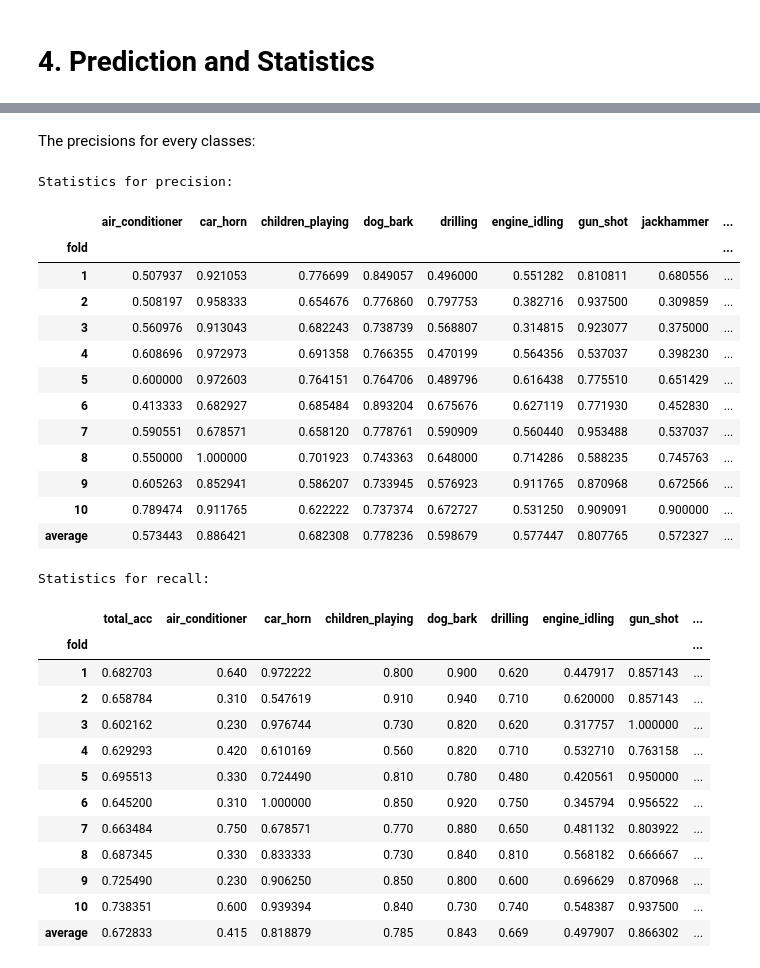
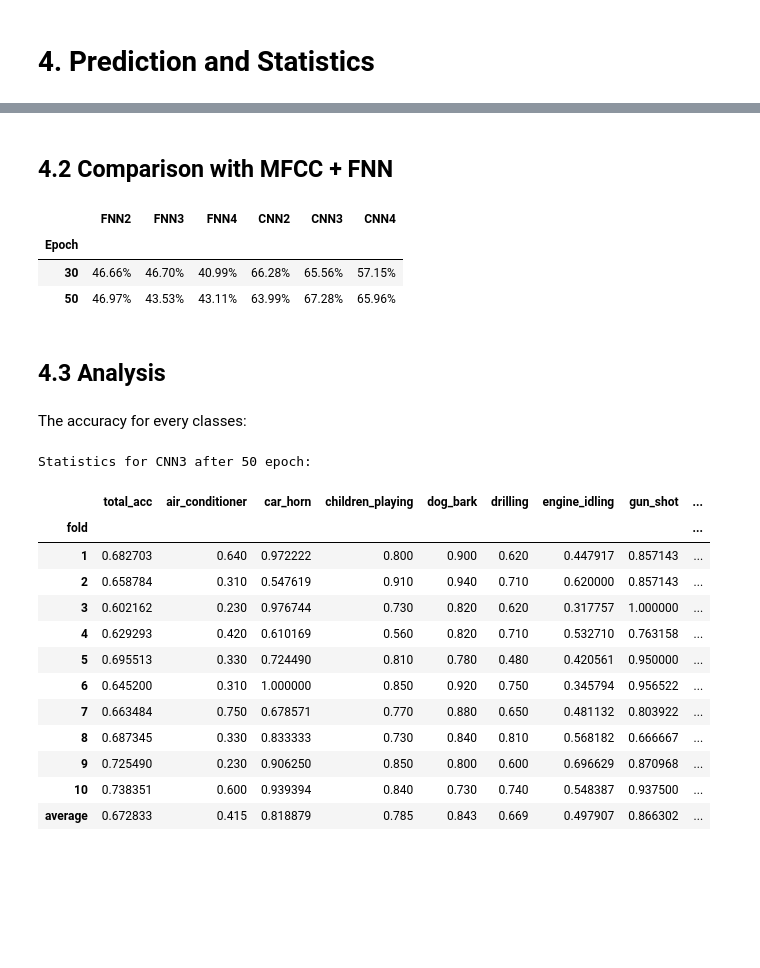
Before and after one commit to EsArtic/Sound_Classification, a Jupyter notebook: notebook/urban_sound_classification.ipynb, the cells around one changed output, grey strips where cells are left out. Drawn from its saved outputs; the diff is of its cells as text; code cells hidden in the pictures; blank space fills up the shorter version.

```diff
--- a/notebook/urban_sound_classification.ipynb
+++ b/notebook/urban_sound_classification.ipynb
@@ -369,40 +406,33 @@ if __name__ == '__main__':
+# %% [markdown]
+## 4.2 Comparison with MFCC + FNN
+# %%
+total = pd.read_csv('../log/compare.csv', sep=',', index_col= ['Epoch'])
+total.head()
+# %% [output]
+|  | FNN2 | FNN3 | FNN4 | CNN2 | CNN3 | CNN4 |
+| Epoch |  |  |  |  |  |  |
+| 30 | 46.66% | 46.70% | 40.99% | 66.28% | 65.56% | 57.15% |
+| 50 | 46.97% | 43.53% | 43.11% | 63.99% | 67.28% | 65.96% |
+# %% [markdown]
+## 4.3 Analysis
 # %% [markdown]
-The precisions for every classes:
+The accuracy for every classes:
 # %%
-import pandas as pd
-
-precision = pd.read_csv('../log/precision.csv', sep=',', index_col= ['fold'])
-print('Statistics for precision:')
-precision.head(11)
 recall = pd.read_csv('../log/recall.csv', sep=',', index_col= ['fold'])
-print('Statistics for recall:')
+print('Statistics for CNN3 after 50 epoch:')
 recall.head(11)
 # %% [output]
-Statistics for precision:
+Statistics for CNN3 after 50 epoch:
-|  | air_conditioner | car_horn | children_playing | dog_bark | drilling | engine_idling | gun_shot | jackhammer | ... |
+|  | total_acc | air_conditioner | car_horn | children_playing | dog_bark | drilling | engine_idling | gun_shot | ... |
 | fold |  |  |  |  |  |  |  |  | ... |
-| 1 | 0.507937 | 0.921053 | 0.776699 | 0.849057 | 0.496000 | 0.551282 | 0.810811 | 0.680556 | ... |
-| 2 | 0.508197 | 0.958333 | 0.654676 | 0.776860 | 0.797753 | 0.382716 | 0.937500 | 0.309859 | ... |
-| 3 | 0.560976 | 0.913043 | 0.682243 | 0.738739 | 0.568807 | 0.314815 | 0.923077 | 0.375000 | ... |
-| 4 | 0.608696 | 0.972973 | 0.691358 | 0.766355 | 0.470199 | 0.564356 | 0.537037 | 0.398230 | ... |
-| 5 | 0.600000 | 0.972603 | 0.764151 | 0.764706 | 0.489796 | 0.616438 | 0.775510 | 0.651429 | ... |
-| 6 | 0.413333 | 0.682927 | 0.685484 | 0.893204 | 0.675676 | 0.627119 | 0.771930 | 0.452830 | ... |
-| 7 | 0.590551 | 0.678571 | 0.658120 | 0.778761 | 0.590909 | 0.560440 | 0.953488 | 0.537037 | ... |
-| 8 | 0.550000 | 1.000000 | 0.701923 | 0.743363 | 0.648000 | 0.714286 | 0.588235 | 0.745763 | ... |
-| 9 | 0.605263 | 0.852941 | 0.586207 | 0.733945 | 0.576923 | 0.911765 | 0.870968 | 0.672566 | ... |
-| 10 | 0.789474 | 0.911765 | 0.622222 | 0.737374 | 0.672727 | 0.531250 | 0.909091 | 0.900000 | ... |
-| average | 0.573443 | 0.886421 | 0.682308 | 0.778236 | 0.598679 | 0.577447 | 0.807765 | 0.572327 | ... |
+| 1 | 0.682703 | 0.640 | 0.972222 | 0.800 | 0.900 | 0.620 | 0.447917 | 0.857143 | ... |
+| 2 | 0.658784 | 0.310 | 0.547619 | 0.910 | 0.940 | 0.710 | 0.620000 | 0.857143 | ... |
+| 3 | 0.602162 | 0.230 | 0.976744 | 0.730 | 0.820 | 0.620 | 0.317757 | 1.000000 | ... |
+| 4 | 0.629293 | 0.420 | 0.610169 | 0.560 | 0.820 | 0.710 | 0.532710 | 0.763158 | ... |
+| 5 | 0.695513 | 0.330 | 0.724490 | 0.810 | 0.780 | 0.480 | 0.420561 | 0.950000 | ... |
+| 6 | 0.645200 | 0.310 | 1.000000 | 0.850 | 0.920 | 0.750 | 0.345794 | 0.956522 | ... |
+| 7 | 0.663484 | 0.750 | 0.678571 | 0.770 | 0.880 | 0.650 | 0.481132 | 0.803922 | ... |
+| 8 | 0.687345 | 0.330 | 0.833333 | 0.730 | 0.840 | 0.810 | 0.568182 | 0.666667 | ... |
+| 9 | 0.725490 | 0.230 | 0.906250 | 0.850 | 0.800 | 0.600 | 0.696629 | 0.870968 | ... |
+| 10 | 0.738351 | 0.600 | 0.939394 | 0.840 | 0.730 | 0.740 | 0.548387 | 0.937500 | ... |
+| average | 0.672833 | 0.415 | 0.818879 | 0.785 | 0.843 | 0.669 | 0.497907 | 0.866302 | ... |
-Statistics for recall:
-|  | total_acc | air_conditioner | car_horn | children_playing | dog_bark | drilling | engine_idling | gun_shot | ... |
-| fold |  |  |  |  |  |  |  |  | ... |
-| 1 | 0.682703 | 0.640 | 0.972222 | 0.800 | 0.900 | 0.620 | 0.447917 | 0.857143 | ... |
-| 2 | 0.658784 | 0.310 | 0.547619 | 0.910 | 0.940 | 0.710 | 0.620000 | 0.857143 | ... |
-| 3 | 0.602162 | 0.230 | 0.976744 | 0.730 | 0.820 | 0.620 | 0.317757 | 1.000000 | ... |
-| 4 | 0.629293 | 0.420 | 0.610169 | 0.560 | 0.820 | 0.710 | 0.532710 | 0.763158 | ... |
-| 5 | 0.695513 | 0.330 | 0.724490 | 0.810 | 0.780 | 0.480 | 0.420561 | 0.950000 | ... |
-| 6 | 0.645200 | 0.310 | 1.000000 | 0.850 | 0.920 | 0.750 | 0.345794 | 0.956522 | ... |
-| 7 | 0.663484 | 0.750 | 0.678571 | 0.770 | 0.880 | 0.650 | 0.481132 | 0.803922 | ... |
-| 8 | 0.687345 | 0.330 | 0.833333 | 0.730 | 0.840 | 0.810 | 0.568182 | 0.666667 | ... |
-| 9 | 0.725490 | 0.230 | 0.906250 | 0.850 | 0.800 | 0.600 | 0.696629 | 0.870968 | ... |
-| 10 | 0.738351 | 0.600 | 0.939394 | 0.840 | 0.730 | 0.740 | 0.548387 | 0.937500 | ... |
-| average | 0.672833 | 0.415 | 0.818879 | 0.785 | 0.843 | 0.669 | 0.497907 | 0.866302 | ... |
```
Also changed, not shown: parts of 14 cells of this notebook, 2 other files.
